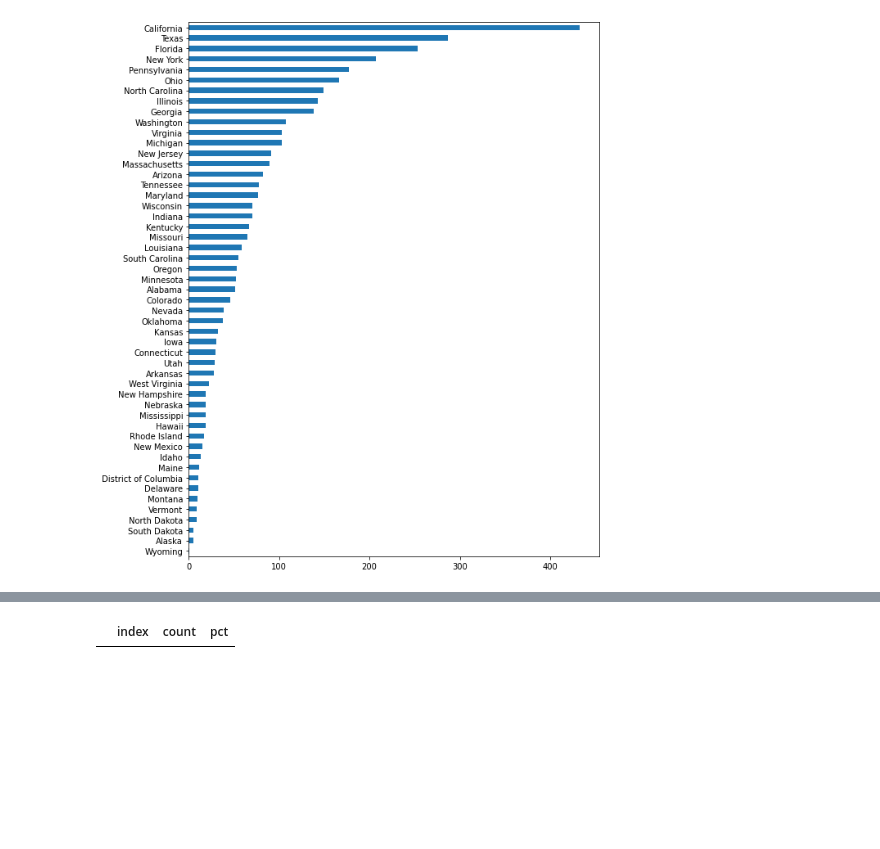
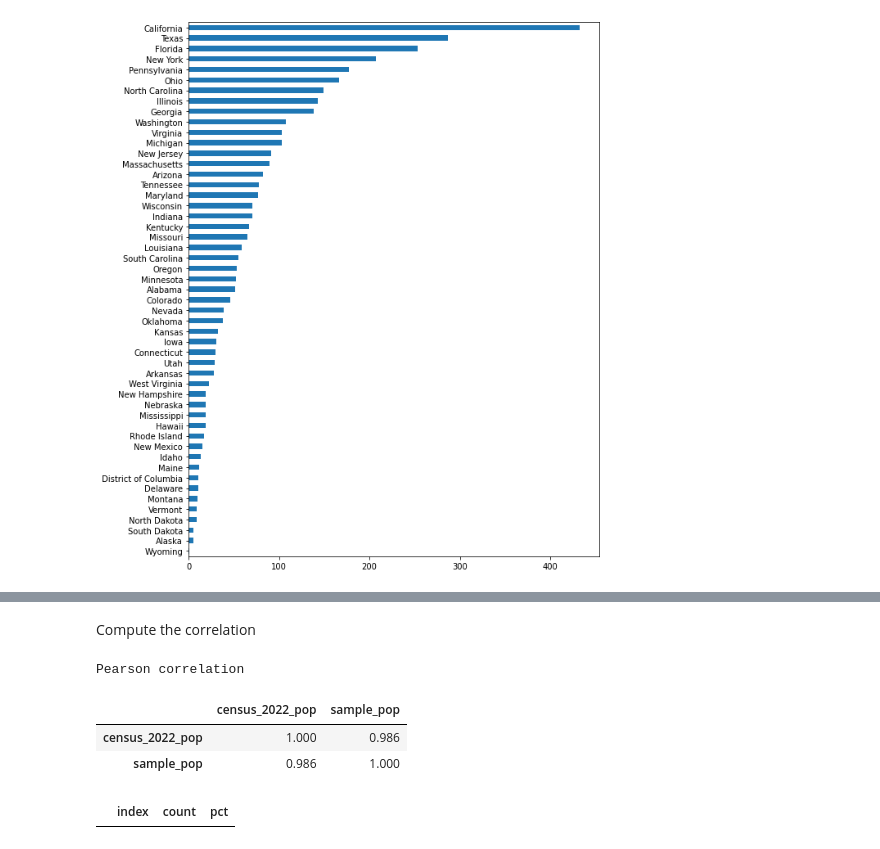
Before and after one commit to aberke/drones-consumer-privacy, a Jupyter notebook: data-analysis/survey-sample-demographics.ipynb, the cells around one changed output, grey strips where cells are left out. Saved outputs shown, nothing was run; the diff lists cells and outputs as text; code cells hidden in the pictures; blank space fills up the shorter version.

```diff
--- a/data-analysis/survey-sample-demographics.ipynb
+++ b/data-analysis/survey-sample-demographics.ipynb
@@ -93,3 +172,13 @@ In which state do you currently reside?
+# %% [markdown]
+Compute the correlation
+# %%
+print('Pearson correlation')
+census2022_populations.corr().round(3)
+# %% [output]
+Pearson correlation
+|  | census_2022_pop | sample_pop |
+| census_2022_pop | 1.000 | 0.986 |
+| sample_pop | 0.986 | 1.000 |
 # %%
 """
 Make a table representing aggregate characteristics of the sample
```
Also changed, not shown: parts of 6 cells of this notebook, 1 other file.
